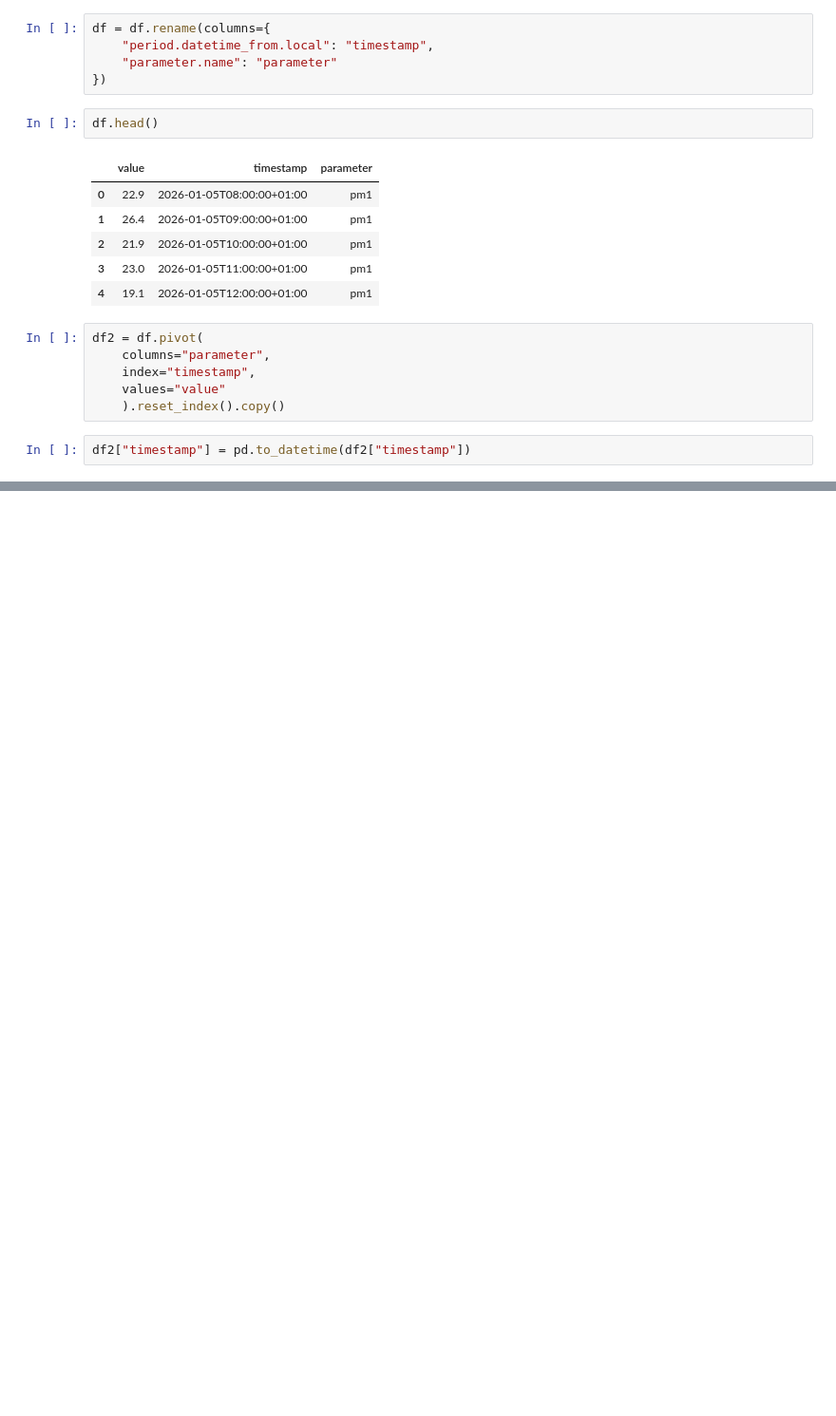
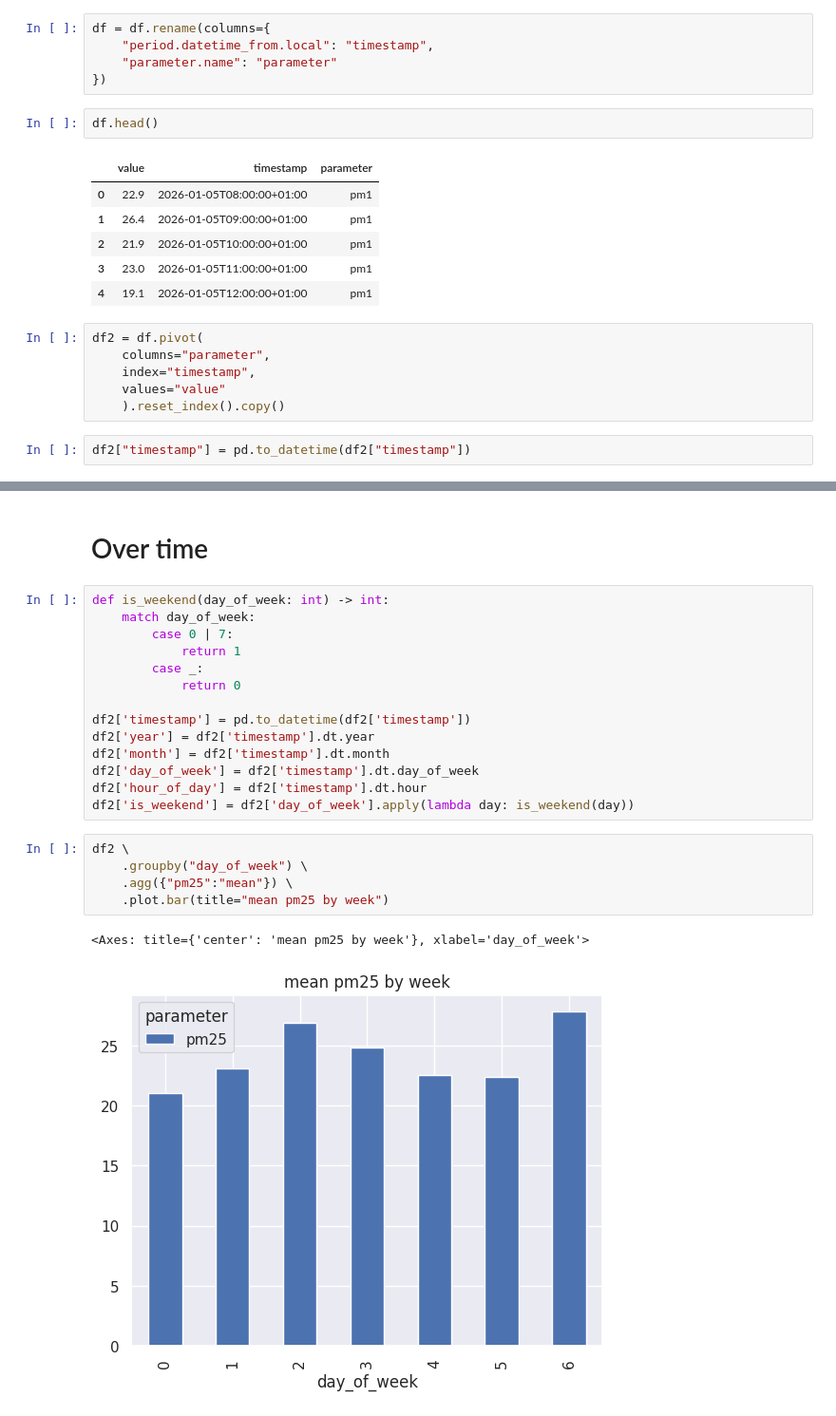
Before and after one commit to Lucamiras/air_quality_sensor, a Jupyter notebook: notebooks/eda.ipynb, the cells around one changed output, grey strips where cells are left out. Shown at 95% size. Cells and saved outputs as stored; diff of their text form; blank space fills up the shorter version.

```diff
--- a/notebooks/eda.ipynb
+++ b/notebooks/eda.ipynb
@@ -85,0 +90,24 @@ Text(0.5, 1.0, 'pm25')
+# %% [markdown]
+# Over time
+# %%
+def is_weekend(day_of_week: int) -> int:
+    match day_of_week:
+        case 0 | 7:
+            return 1
+        case _:
+            return 0
+
+df2['timestamp'] = pd.to_datetime(df2['timestamp'])
+df2['year'] = df2['timestamp'].dt.year
+df2['month'] = df2['timestamp'].dt.month
+df2['day_of_week'] = df2['timestamp'].dt.day_of_week
+df2['hour_of_day'] = df2['timestamp'].dt.hour
+df2['is_weekend'] = df2['day_of_week'].apply(lambda day: is_weekend(day))
+# %%
+df2 \
+    .groupby("day_of_week") \
+    .agg({"pm25":"mean"}) \
+    .plot.bar(title="mean pm25 by week")
+# %% [output]
+<Axes: title={'center': 'mean pm25 by week'}, xlabel='day_of_week'>
+[figure, added]
```
Also changed, not shown: parts of 8 cells of this notebook, 2 other files.
